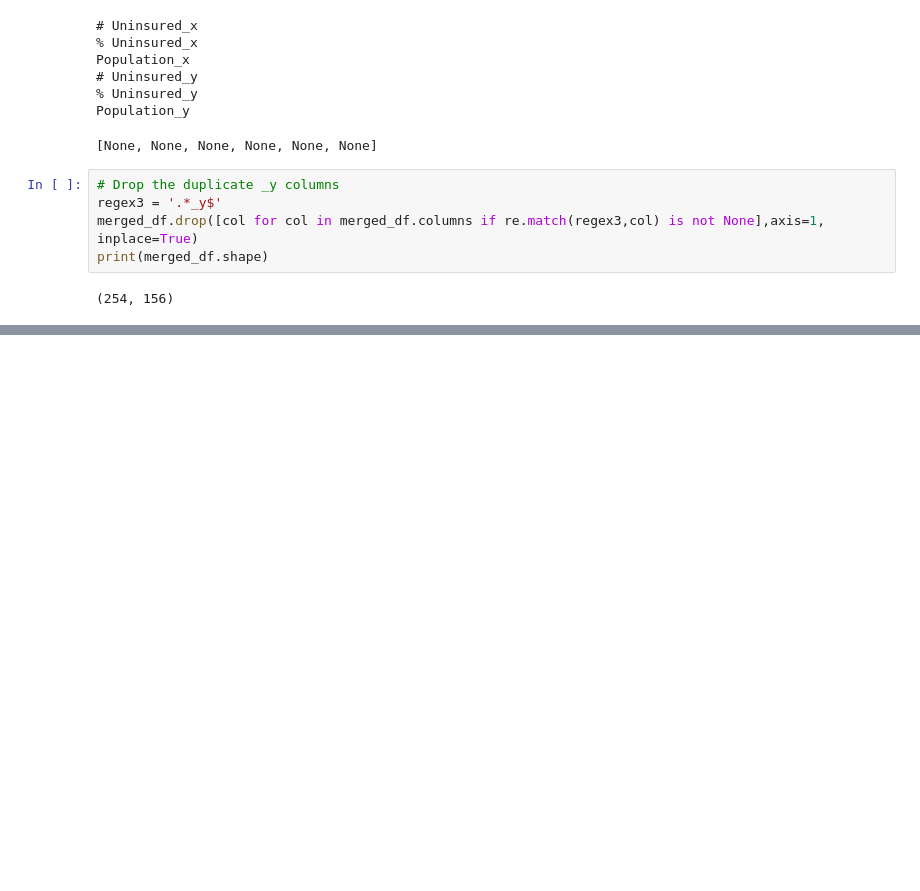
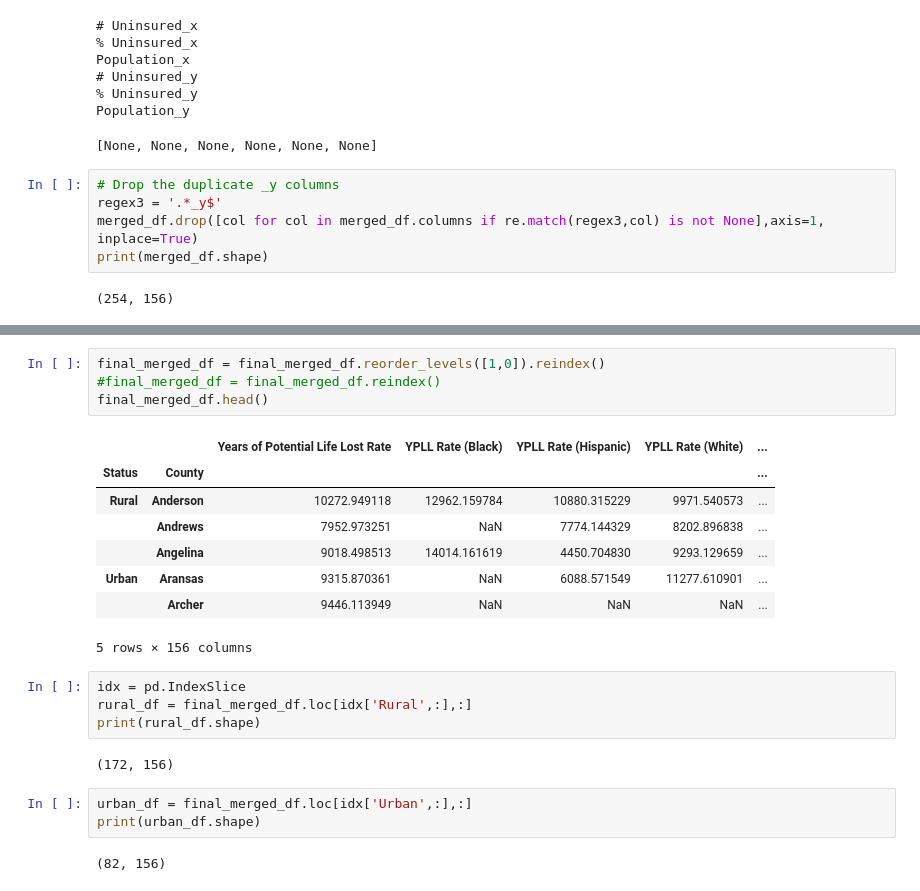
Before and after one commit to kipmadden/Urban-vs.-Rural-Health-Outcomes, a Jupyter notebook: Kip1.ipynb, the cells around one changed output, grey strips where cells are left out. Saved outputs shown, nothing was run; the diff lists cells and outputs as text; blank space fills up the shorter version.

```diff
--- a/Kip1.ipynb
+++ b/Kip1.ipynb
@@ -186,0 +252,24 @@ print(merged_df.shape)
+# %%
+final_merged_df = final_merged_df.reorder_levels([1,0]).reindex()
+#final_merged_df = final_merged_df.reindex()
+final_merged_df.head()
+# %% [output]
+|  |  | Years of Potential Life Lost Rate | YPLL Rate (Black) | YPLL Rate (Hispanic) | YPLL Rate (White) | ... |
+| Status | County |  |  |  |  | ... |
+| Rural | Anderson | 10272.949118 | 12962.159784 | 10880.315229 | 9971.540573 | ... |
+|  | Andrews | 7952.973251 | NaN | 7774.144329 | 8202.896838 | ... |
+|  | Angelina | 9018.498513 | 14014.161619 | 4450.704830 | 9293.129659 | ... |
+| Urban | Aransas | 9315.870361 | NaN | 6088.571549 | 11277.610901 | ... |
+|  | Archer | 9446.113949 | NaN | NaN | NaN | ... |
+5 rows × 156 columns
+# %%
+idx = pd.IndexSlice
+rural_df = final_merged_df.loc[idx['Rural',:],:]
+print(rural_df.shape)
+# %% [output]
+(172, 156)
+# %%
+urban_df = final_merged_df.loc[idx['Urban',:],:]
+print(urban_df.shape)
+# %% [output]
+(82, 156)
```
Also changed, not shown: parts of 9 cells of this notebook.
